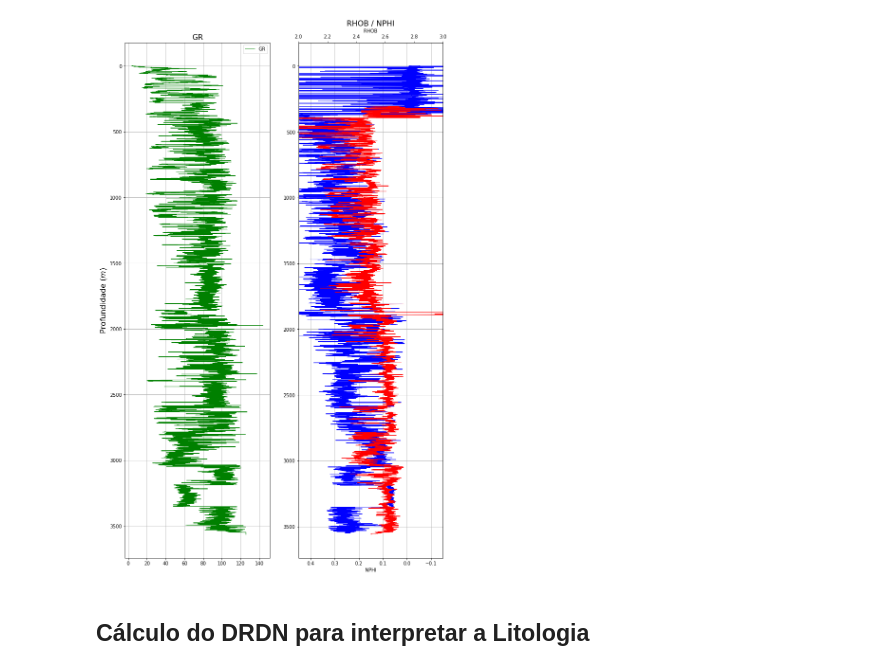
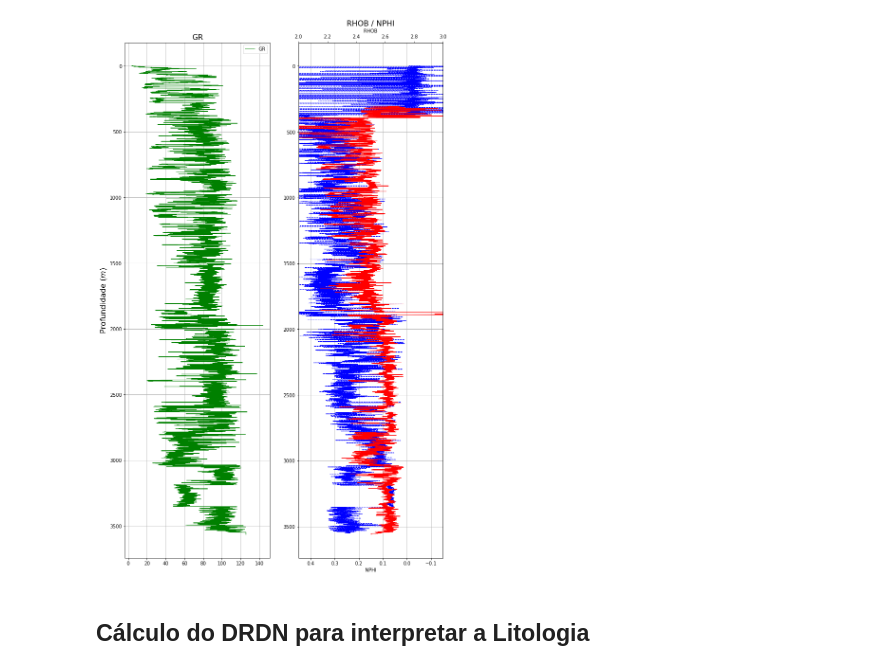
Before and after one commit to rmotadutra/PFG_2020, a Jupyter notebook: codes/well_logs.ipynb, the cells around one changed output. Saved outputs shown, nothing was run; the diff lists cells and outputs as text; code cells hidden in the pictures.

```diff
--- a/codes/well_logs.ipynb
+++ b/codes/well_logs.ipynb
@@ -24,47 +27,40 @@ def read_well(well_path):
 well_path = "../data/7-MP-28D-BA.las"
 data = read_well(well_path)
 # %%
-### Graficos
+### Plots
 
-fig, (ax1, ax2) = plt.subplots(1,2)
-fig.set_size_inches(12, 20) # tamanho da figura | polegadas
+fig, (ax1, ax2) = plt.subplots(1,2) # 2 tracks
+fig.set_size_inches(12, 20) # Figure size | inches
 
 #_____________________________________________________#
-
+####GR####
 ax1.plot(data['GR'],data['Depth'],'-g',linewidth = 1,label='GR')
-# (eixo x, eixo y, cor e tipo, comprimento da curva, legenda )
-#ax1.plot(well_28D[3],well_28D[0],'-k',linewidth = 1,label='BS')
-#ax1.plot(well_28D[5],well_28D[0],'-k',linewidth = 1,label='CAL')
+ax2.set_xlim([0.0, 150.0])
+ax1.set_ylabel('Profundidade ($m$)', fontsize=16)
+ax1.set_title('GR', fontsize=16)
 ax1.invert_yaxis()
-# inverte o eixo y
 ax1.grid()
-ax2.set_xlim([0.0, 150.0])
-# adiciona o 'grid' ou malha de fundo
-ax1.set_ylabel('Profundidade ($m$)', fontsize=16)
-# o que vai ser escrito no eixo y
-ax1.set_title('GR', fontsize=16)
-# titulo do 'track' ou do grafico com tamanho de letra 16
 ax1.legend()
 
 #_____________________________________________________#
-
-ax2.plot(data['NPHI'], data['Depth'],'-b',linewidth = 1,label='NPHI')
+####NPHI####
+ax2.plot(data['NPHI'], data['Depth'],'--b',linewidth = 1,label='NPHI')
 ax2.set_xlim([0.45, -0.15])
 ax2.set_xlabel('NPHI')
 ax2.invert_yaxis()
 ax2.grid()
 ax2.set_title('RHOB / NPHI', fontsize=16)
 
 #_____________________________________________________#
-
-ax3 = ax2.twiny()
+####RHOB####
+ax3 = ax2.twiny() #share y axe
 ax3.plot(data['RHOB'], data['Depth'],'-r',linewidth = 1,label='RHOB')
 ax3.set_xlim([2.0, 3.0])
 ax3.set_xlabel('RHOB')
 
 plt.show()
 # %% [output]
-[figure, old version]
+[figure, new version]
 # %% [markdown]
 ## Cálculo do DRDN para interpretar a Litologia
 # %%
```
Also changed, not shown: parts of 27 cells of this notebook, 1 other file.
